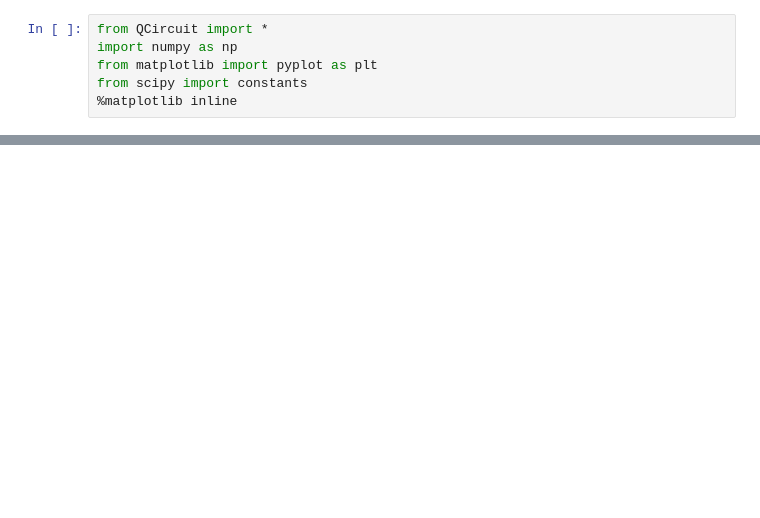
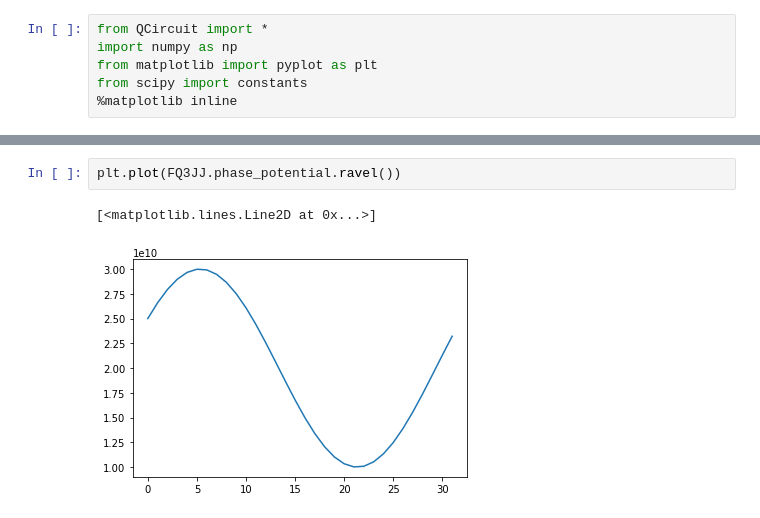
Before and after one commit to ooovector/QCircuit, a Jupyter notebook: Transmon.ipynb, the cells around one changed output, grey strips where cells are left out. Drawn from its saved outputs; the diff is of its cells as text; blank space fills up the shorter version.

```diff
--- a/Transmon.ipynb
+++ b/Transmon.ipynb
@@ -75,0 +114,5 @@ plt.plot(energies)
+# %%
+plt.plot(FQ3JJ.phase_potential.ravel())
+# %% [output]
+[<matplotlib.lines.Line2D at 0x...>]
+[figure, added]
```
Also changed, not shown: parts of 8 cells of this notebook, 1 other file.
